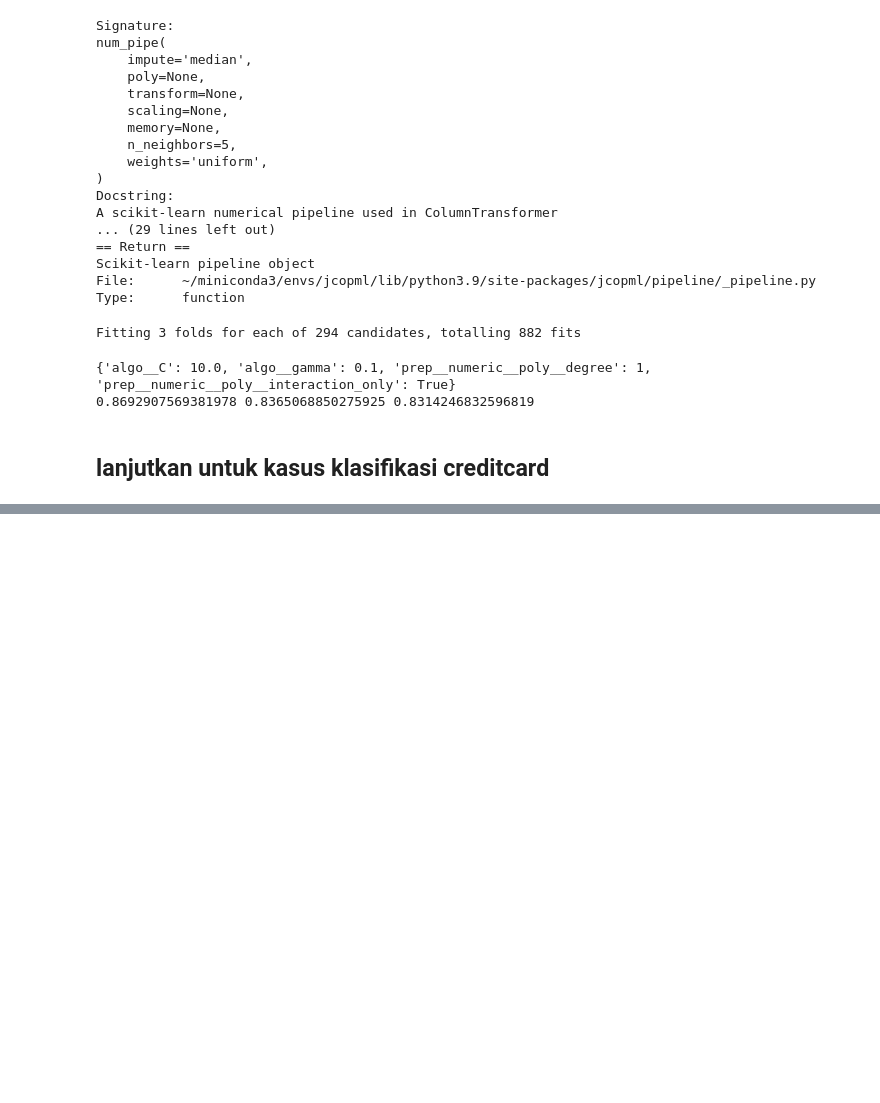
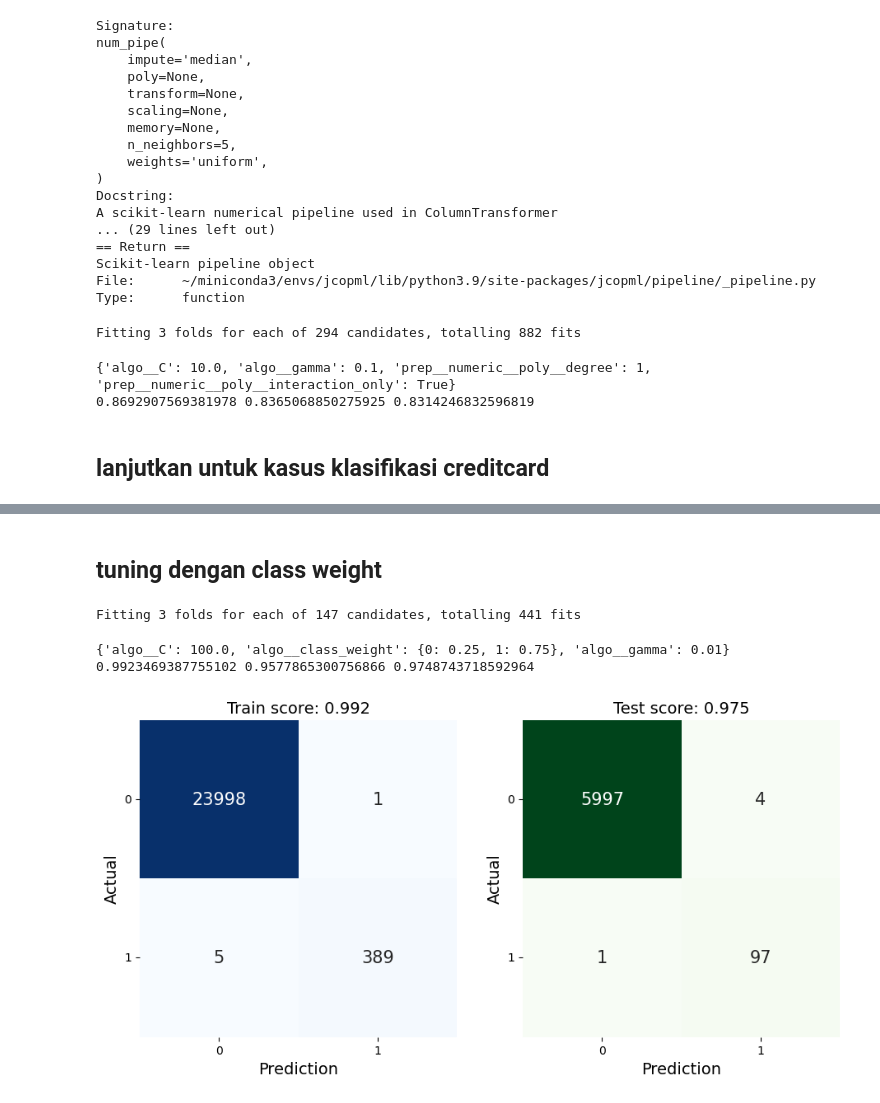
Before and after one commit to muhamadirkham21/Learning-journey, a Jupyter notebook: learn-python/ADVANCED/MACHINE-LEARNING/svm.ipynb, the cells around one changed output, grey strips where cells are left out. Saved outputs shown, nothing was run; the diff lists cells and outputs as text; code cells hidden in the pictures; blank space fills up the shorter version.

```diff
--- a/learn-python/ADVANCED/MACHINE-LEARNING/svm.ipynb
+++ b/learn-python/ADVANCED/MACHINE-LEARNING/svm.ipynb
@@ -229,0 +318,40 @@ Fitting 3 folds for each of 294 candidates, totalling 882 fits
+# %% [markdown]
+## tuning dengan class weight
+# %%
+from jcopml.pipeline import num_pipe, cat_pipe
+from sklearn.svm import SVC
+from sklearn.model_selection import GridSearchCV
+from jcopml.tuning import grid_search_params as gsp
+import numpy as np
+
+preprocessor = ColumnTransformer([
+    ('numeric', num_pipe(scaling='standard'), X_train.columns)
+])
+
+
+pipeline = Pipeline([
+    ('prep', preprocessor),
+    ('algo', SVC(max_iter=500))
+])
+
+params = {
+    'algo__gamma': np.logspace(-3, 3, 7),
+    'algo__C': np.logspace(-3, 3, 7),
+    'algo__class_weight': [
+        {0: x, 1:1-x} for x in [0.01, 0.05, 0.1]
+    ]
+}
+
+model = GridSearchCV(pipeline, params, cv=3, scoring='f1', n_jobs=-1, verbose=1)
+model.fit(X_train, y_train)
+
+print(model.best_params_)
+print(model.score(X_train, y_train), model.best_score_, model.score(X_test, y_test))
+# %% [output]
+Fitting 3 folds for each of 147 candidates, totalling 441 fits
+{'algo__C': 100.0, 'algo__class_weight': {0: 0.25, 1: 0.75}, 'algo__gamma': 0.01}
+0.9923469387755102 0.9577865300756866 0.9748743718592964
+# %%
+plot_confusion_matrix(X_train, y_train, X_test, y_test, model)
+# %% [output]
+[figure, added]
```
Also changed, not shown: parts of 8 cells of this notebook.
